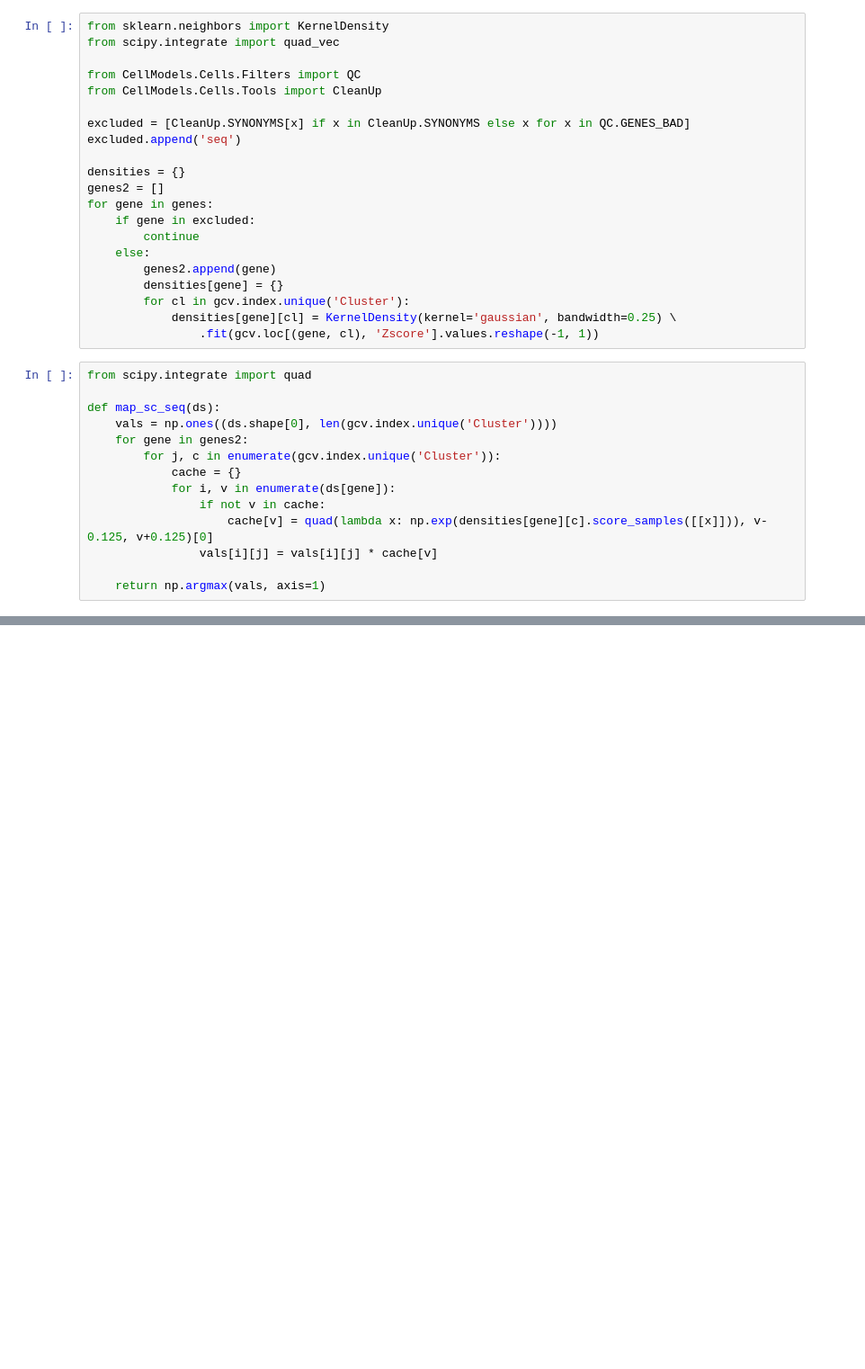
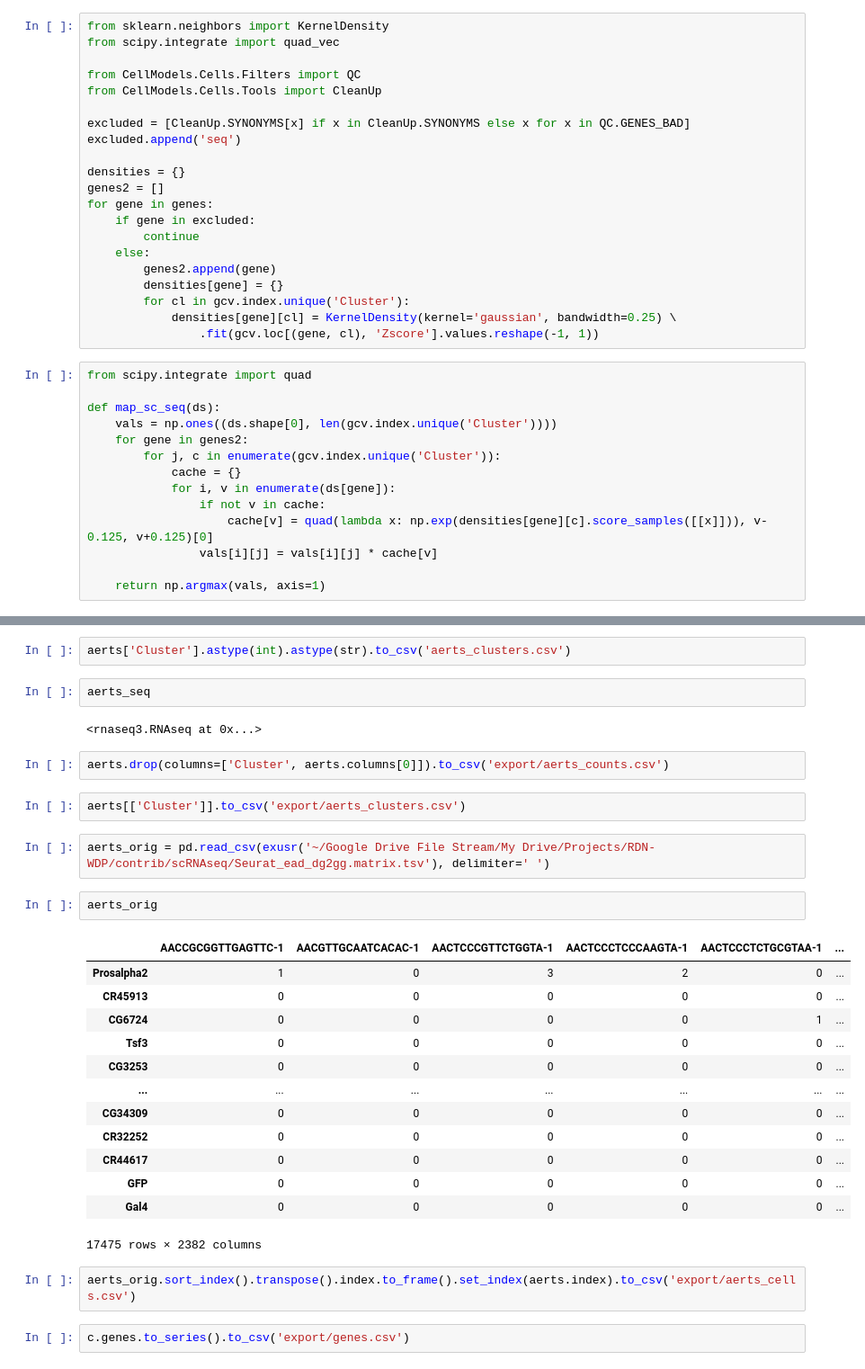
Before and after one commit to rejsmont/rdn-wdp-python, a Jupyter notebook: analysis/notebooks/seq-to-img.ipynb, the cells around one changed output, grey strips where cells are left out. Shown at 90% size. Saved outputs shown, nothing was run; the diff lists cells and outputs as text; blank space fills up the shorter version.

```diff
--- a/analysis/notebooks/seq-to-img.ipynb
+++ b/analysis/notebooks/seq-to-img.ipynb
@@ -237,0 +423,32 @@ s_aerts.loc[~s_aerts.index.str.startswith('CG')].sort_values('R8 ato(+)').loc['s
+# %%
+aerts['Cluster'].astype(int).astype(str).to_csv('aerts_clusters.csv')
+# %%
+aerts_seq
+# %% [output]
+<rnaseq3.RNAseq at 0x...>
+# %%
+aerts.drop(columns=['Cluster', aerts.columns[0]]).to_csv('export/aerts_counts.csv')
+# %%
+aerts[['Cluster']].to_csv('export/aerts_clusters.csv')
+# %%
+aerts_orig = pd.read_csv(exusr('~/Google Drive File Stream/My Drive/Projects/RDN-WDP/contrib/scRNAseq/Seurat_ead_dg2gg.matrix.tsv'), delimiter=' ')
+# %%
+aerts_orig
+# %% [output]
+|  | AACCGCGGTTGAGTTC-1 | AACGTTGCAATCACAC-1 | AACTCCCGTTCTGGTA-1 | AACTCCCTCCCAAGTA-1 | AACTCCCTCTGCGTAA-1 | ... |
+| Prosalpha2 | 1 | 0 | 3 | 2 | 0 | ... |
+| CR45913 | 0 | 0 | 0 | 0 | 0 | ... |
+| CG6724 | 0 | 0 | 0 | 0 | 1 | ... |
+| Tsf3 | 0 | 0 | 0 | 0 | 0 | ... |
+| CG3253 | 0 | 0 | 0 | 0 | 0 | ... |
+| ... | ... | ... | ... | ... | ... | ... |
+| CG34309 | 0 | 0 | 0 | 0 | 0 | ... |
+| CR32252 | 0 | 0 | 0 | 0 | 0 | ... |
+| CR44617 | 0 | 0 | 0 | 0 | 0 | ... |
+| GFP | 0 | 0 | 0 | 0 | 0 | ... |
+| Gal4 | 0 | 0 | 0 | 0 | 0 | ... |
+17475 rows × 2382 columns
+# %%
+aerts_orig.sort_index().transpose().index.to_frame().set_index(aerts.index).to_csv('export/aerts_cells.csv')
+# %%
+c.genes.to_series().to_csv('export/genes.csv')
```
Also changed, not shown: parts of 40 cells of this notebook.
